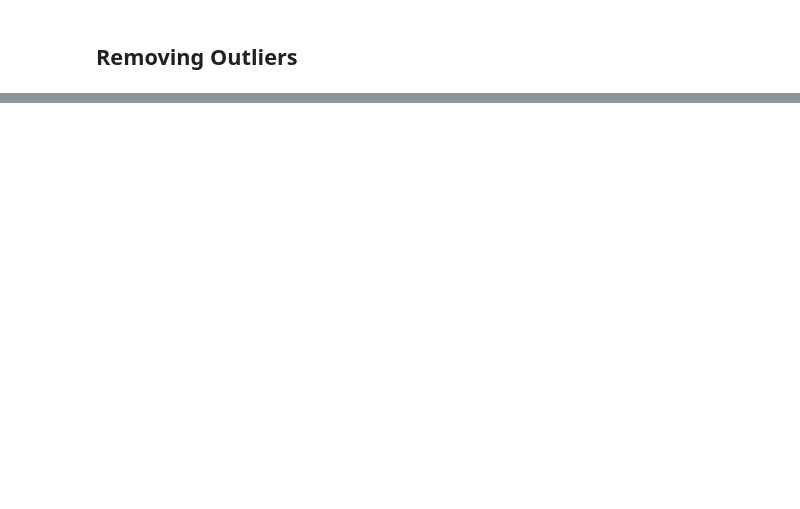
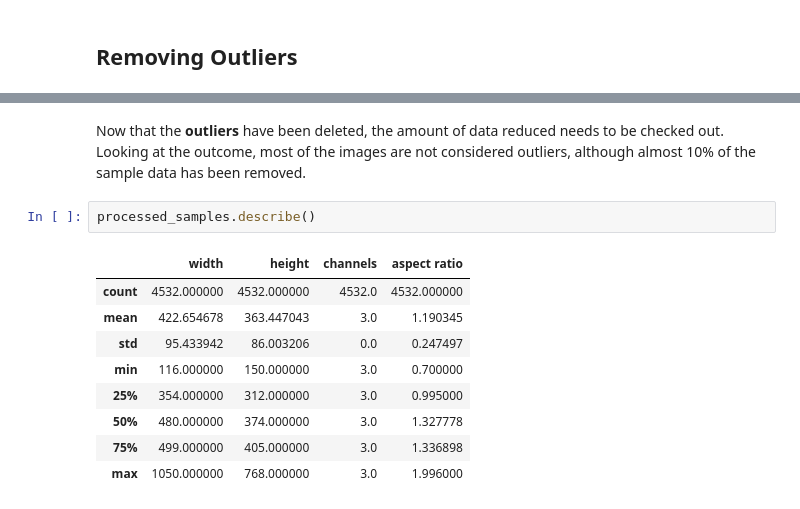
Before and after one commit to BakiRhina/Cats-and-Dogs, a Jupyter notebook: src/training.ipynb, the cells around one changed output, grey strips where cells are left out. Saved outputs shown, nothing was run; the diff lists cells and outputs as text; blank space fills up the shorter version.

```diff
--- a/src/training.ipynb
+++ b/src/training.ipynb
@@ -188,0 +193,14 @@ len(processed_samples['width'])
+# %% [markdown]
+Now that the **outliers** have been deleted, the amount of data reduced needs to be checked out. Looking at the outcome, most of the images are not considered outliers, although almost 10% of the sample data has been removed.
+# %%
+processed_samples.describe()
+# %% [output]
+|  | width | height | channels | aspect ratio |
+| count | 4532.000000 | 4532.000000 | 4532.0 | 4532.000000 |
+| mean | 422.654678 | 363.447043 | 3.0 | 1.190345 |
+| std | 95.433942 | 86.003206 | 0.0 | 0.247497 |
+| min | 116.000000 | 150.000000 | 3.0 | 0.700000 |
+| 25% | 354.000000 | 312.000000 | 3.0 | 0.995000 |
+| 50% | 480.000000 | 374.000000 | 3.0 | 1.327778 |
+| 75% | 499.000000 | 405.000000 | 3.0 | 1.336898 |
+| max | 1050.000000 | 768.000000 | 3.0 | 1.996000 |
```
Also changed, not shown: parts of 11 cells of this notebook.
